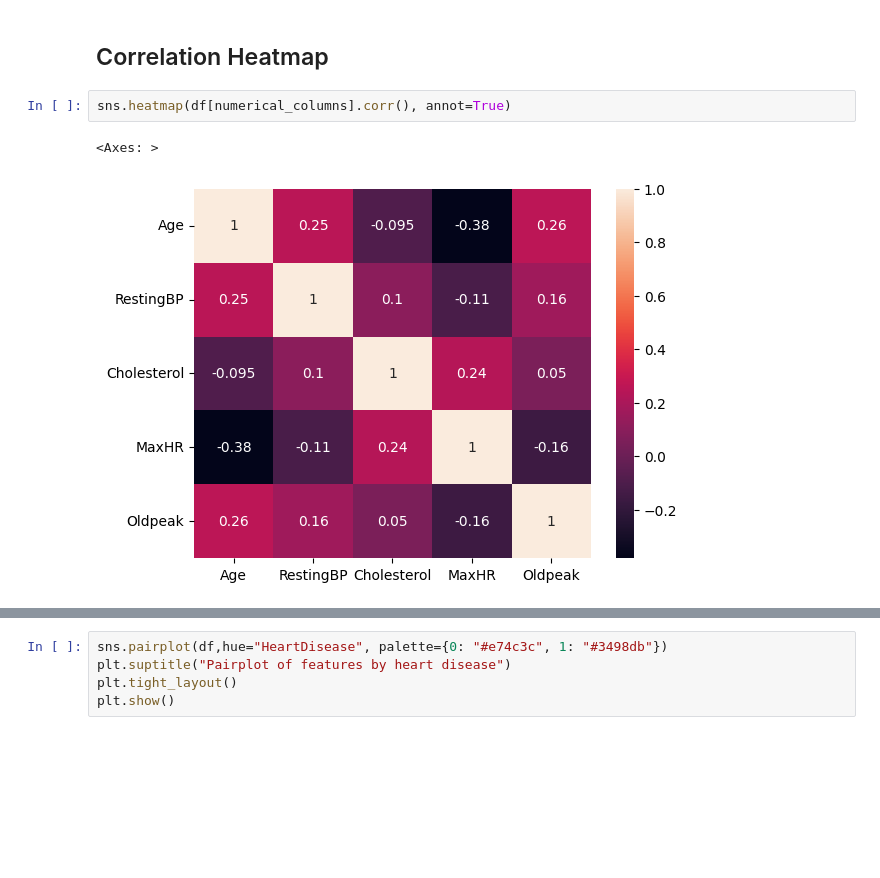
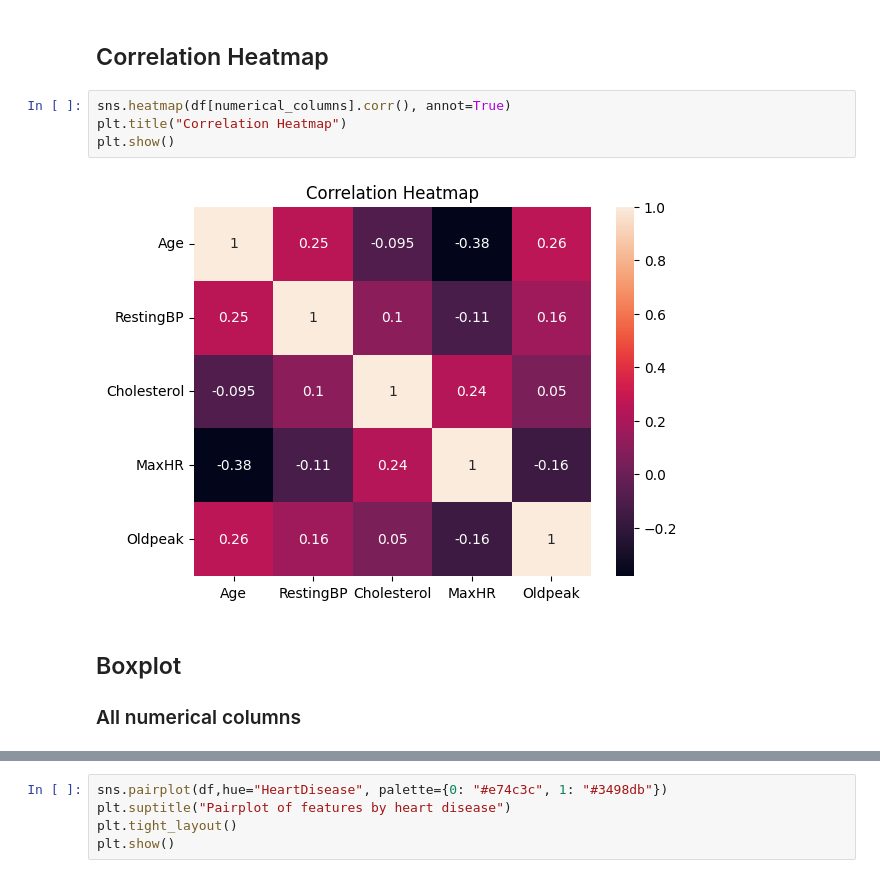
Before and after one commit to Prajwal-Luitel/Heart-Failure-Prediction, a Jupyter notebook: Heart_Disease_Prediction.ipynb, the cells around one changed output, grey strips where cells are left out. Cells and saved outputs as stored; diff of their text form; blank space fills up the shorter version.

Commit message:
Improved Doc and Diagram

```diff
--- a/Heart_Disease_Prediction.ipynb
+++ b/Heart_Disease_Prediction.ipynb
@@ -64,7 +70,11 @@ memory usage: 86.2+ KB
 ## Correlation Heatmap
 # %%
 sns.heatmap(df[numerical_columns].corr(), annot=True)
+plt.title("Correlation Heatmap")
+plt.show()
 # %% [output]
-<Axes: >
-[figure, old version]
+[figure, new version]
+# %% [markdown]
+## Boxplot
+### All numerical columns
 # %%
```
Also changed, not shown: parts of 11 cells of this notebook.
